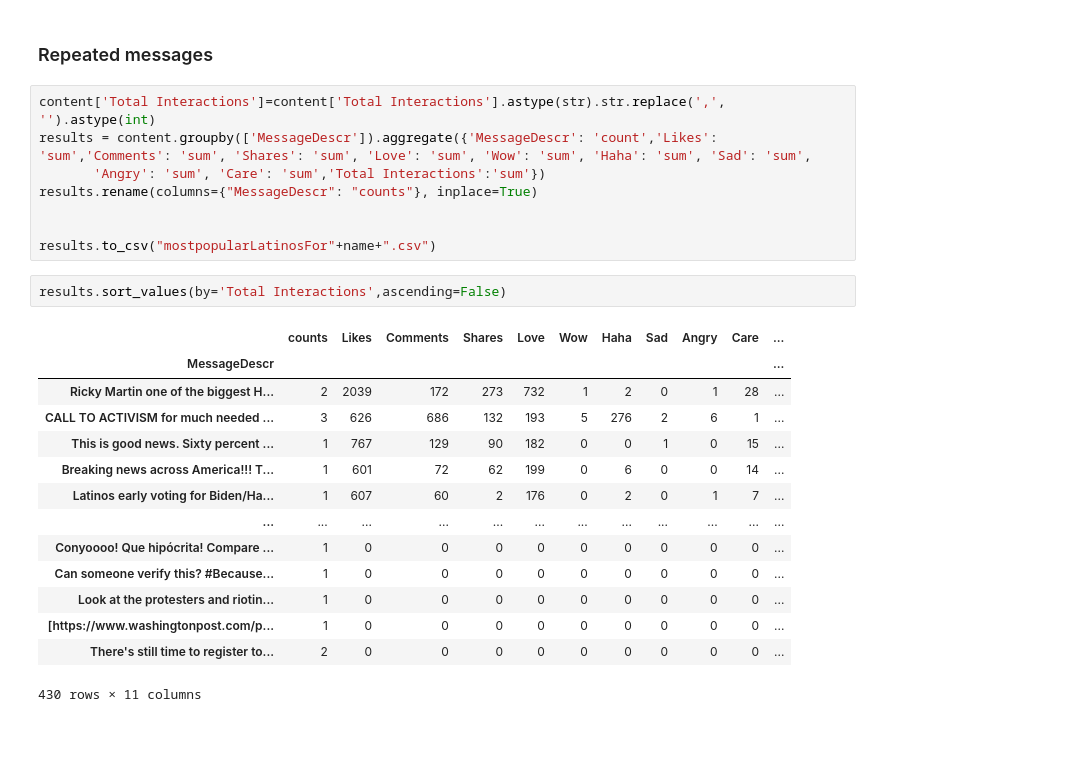
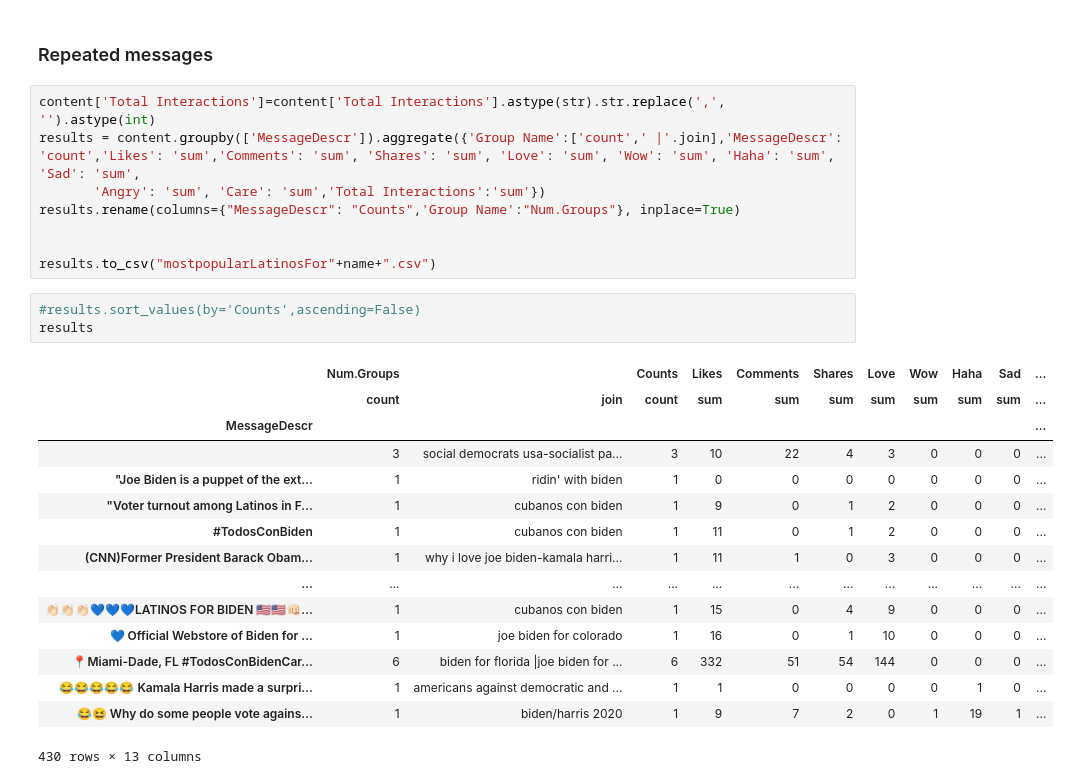
Before and after one commit to saviaga/Latinx2020, a Jupyter notebook: Latinx2020_Words-LatinosForBiden.ipynb, the cells around one changed output. Saved outputs shown, nothing was run; the diff lists cells and outputs as text; blank space fills up the shorter version.

```diff
--- a/Latinx2020_Words-LatinosForBiden.ipynb
+++ b/Latinx2020_Words-LatinosForBiden.ipynb
@@ -313,26 +313,28 @@ word_messages
 ### Repeated messages
 # %%
 content['Total Interactions']=content['Total Interactions'].astype(str).str.replace(',', '').astype(int)
-results = content.groupby(['MessageDescr']).aggregate({'MessageDescr': 'count','Likes': 'sum','Comments': 'sum', 'Shares': 'sum', 'Love': 'sum', 'Wow': 'sum', 'Haha': 'sum', 'Sad': 'sum',
+results = content.groupby(['MessageDescr']).aggregate({'Group Name':['count',' |'.join],'MessageDescr': 'count','Likes': 'sum','Comments': 'sum', 'Shares': 'sum', 'Love': 'sum', 'Wow': 'sum', 'Haha': 'sum', 'Sad': 'sum',
        'Angry': 'sum', 'Care': 'sum','Total Interactions':'sum'})
-results.rename(columns={"MessageDescr": "counts"}, inplace=True)
+results.rename(columns={"MessageDescr": "Counts",'Group Name':"Num.Groups"}, inplace=True)
 
 
 results.to_csv("mostpopularLatinosFor"+name+".csv")
 # %%
-results.sort_values(by='Total Interactions',ascending=False)
+#results.sort_values(by='Counts',ascending=False)
+results
 # %% [output]
-|  | counts | Likes | Comments | Shares | Love | Wow | Haha | Sad | Angry | Care | ... |
+|  | Num.Groups |  | Counts | Likes | Comments | Shares | Love | Wow | Haha | Sad | ... |
+|  | count | join | count | sum | sum | sum | sum | sum | sum | sum | ... |
 | MessageDescr |  |  |  |  |  |  |  |  |  |  | ... |
-| Ricky Martin one of the biggest H... | 2 | 2039 | 172 | 273 | 732 | 1 | 2 | 0 | 1 | 28 | ... |
-| CALL TO ACTIVISM for much needed ... | 3 | 626 | 686 | 132 | 193 | 5 | 276 | 2 | 6 | 1 | ... |
-| This is good news. Sixty percent ... | 1 | 767 | 129 | 90 | 182 | 0 | 0 | 1 | 0 | 15 | ... |
-| Breaking news across America!!! T... | 1 | 601 | 72 | 62 | 199 | 0 | 6 | 0 | 0 | 14 | ... |
-| Latinos early voting for Biden/Ha... | 1 | 607 | 60 | 2 | 176 | 0 | 2 | 0 | 1 | 7 | ... |
+|  | 3 | social democrats usa-socialist pa... | 3 | 10 | 22 | 4 | 3 | 0 | 0 | 0 | ... |
+| "Joe Biden is a puppet of the ext... | 1 | ridin' with biden | 1 | 0 | 0 | 0 | 0 | 0 | 0 | 0 | ... |
+| "Voter turnout among Latinos in F... | 1 | cubanos con biden | 1 | 9 | 0 | 1 | 2 | 0 | 0 | 0 | ... |
+| #TodosConBiden | 1 | cubanos con biden | 1 | 11 | 0 | 1 | 2 | 0 | 0 | 0 | ... |
+| (CNN)Former President Barack Obam... | 1 | why i love joe biden-kamala harri... | 1 | 11 | 1 | 0 | 3 | 0 | 0 | 0 | ... |
 | ... | ... | ... | ... | ... | ... | ... | ... | ... | ... | ... | ... |
-| Conyoooo! Que hipócrita! Compare ... | 1 | 0 | 0 | 0 | 0 | 0 | 0 | 0 | 0 | 0 | ... |
-| Can someone verify this? #Because... | 1 | 0 | 0 | 0 | 0 | 0 | 0 | 0 | 0 | 0 | ... |
-| Look at the protesters and riotin... | 1 | 0 | 0 | 0 | 0 | 0 | 0 | 0 | 0 | 0 | ... |
-| [https://www.washingtonpost.com/p... | 1 | 0 | 0 | 0 | 0 | 0 | 0 | 0 | 0 | 0 | ... |
-| There's still time to register to... | 2 | 0 | 0 | 0 | 0 | 0 | 0 | 0 | 0 | 0 | ... |
+| 👏🏻👏🏻👏🏻💙💙💙LATINOS FOR BIDEN 🇺🇸🇺🇸👊🏻... | 1 | cubanos con biden | 1 | 15 | 0 | 4 | 9 | 0 | 0 | 0 | ... |
+| 💙 Official Webstore of Biden for ... | 1 | joe biden for colorado | 1 | 16 | 0 | 1 | 10 | 0 | 0 | 0 | ... |
+| 📍Miami-Dade, FL #TodosConBidenCar... | 6 | biden for florida |joe biden for ... | 6 | 332 | 51 | 54 | 144 | 0 | 0 | 0 | ... |
+| 😂😂😂😂😂 Kamala Harris made a surpri... | 1 | americans against democratic and ... | 1 | 1 | 0 | 0 | 0 | 0 | 1 | 0 | ... |
+| 😂😆 Why do some people vote agains... | 1 | biden/harris 2020 | 1 | 9 | 7 | 2 | 0 | 1 | 19 | 1 | ... |
-430 rows × 11 columns
+430 rows × 13 columns
```
Also changed, not shown: parts of 1 cell of this notebook, 1 other file.
